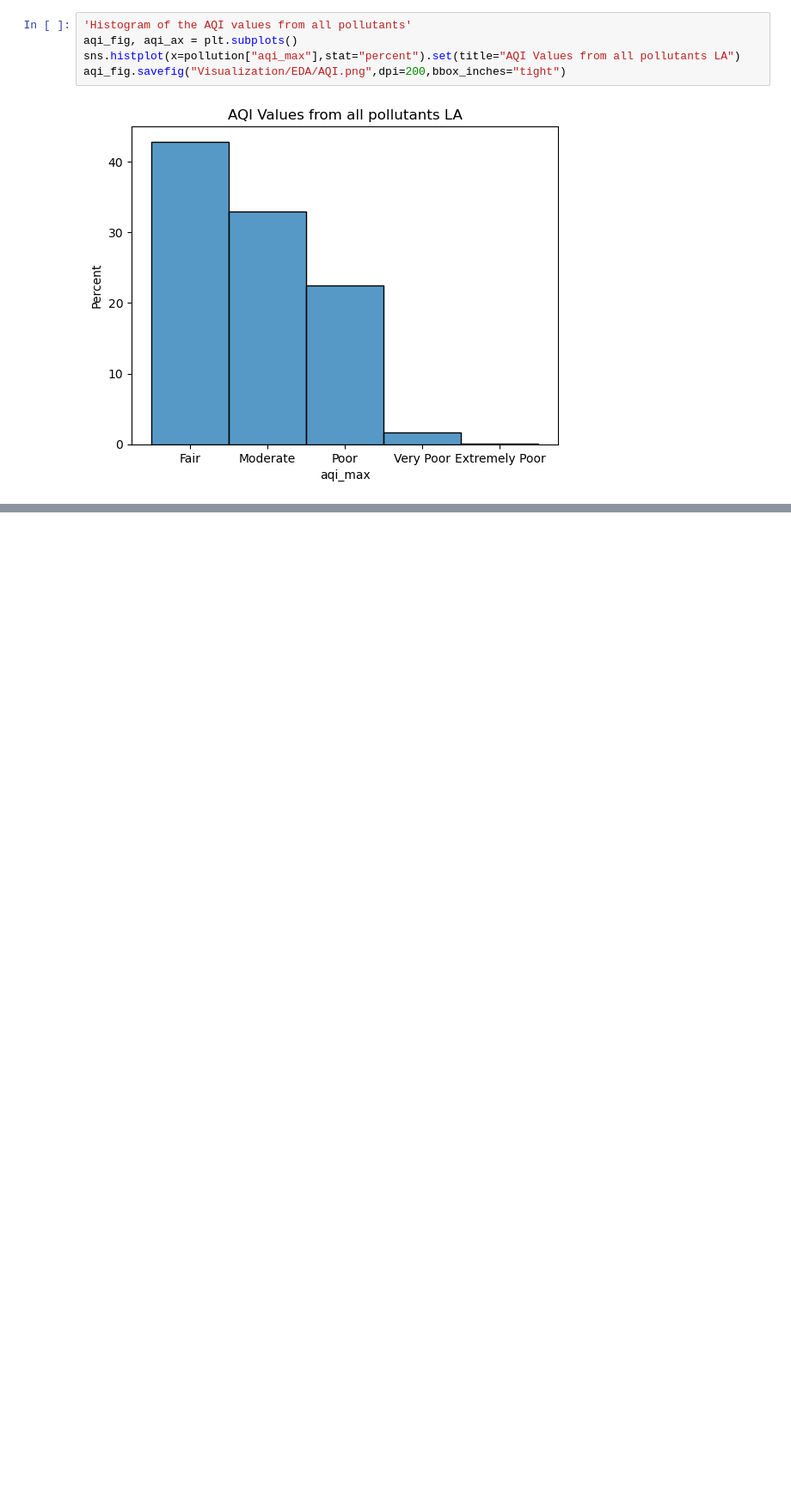
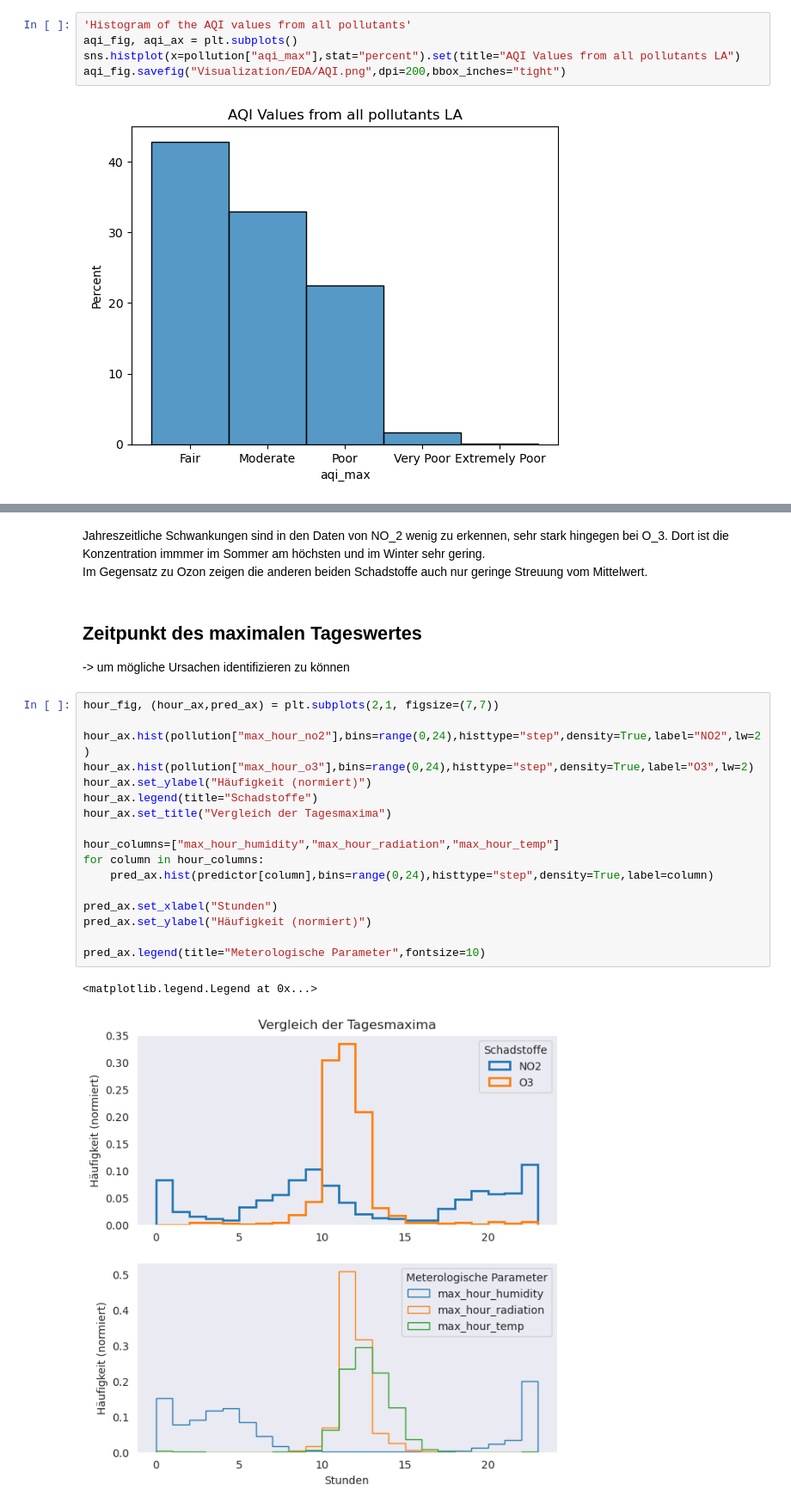
Before and after one commit to fxschmidt/AirPollution, a Jupyter notebook: Eigenes_Projekt/exploratory_data_analysis.ipynb, the cells around one changed output, grey strips where cells are left out. Shown at 86% size. Saved outputs shown, nothing was run; the diff lists cells and outputs as text; blank space fills up the shorter version.

```diff
--- a/Eigenes_Projekt/exploratory_data_analysis.ipynb
+++ b/Eigenes_Projekt/exploratory_data_analysis.ipynb
@@ -552,0 +180,26 @@ plot_tree(rfc.estimators_[0],max_depth=4,feature_names=rfc.feature_names_in_,rou
+# %% [markdown]
+Jahreszeitliche Schwankungen sind in den Daten von NO_2 wenig zu erkennen, sehr stark hingegen bei O_3. Dort ist die Konzentration immmer im Sommer am höchsten und im Winter sehr gering.
+Im Gegensatz zu Ozon zeigen die anderen beiden Schadstoffe auch nur geringe Streuung vom Mittelwert.
+# %% [markdown]
+## Zeitpunkt des maximalen Tageswertes
+-> um mögliche Ursachen identifizieren zu können
+# %%
+hour_fig, (hour_ax,pred_ax) = plt.subplots(2,1, figsize=(7,7))
+
+hour_ax.hist(pollution["max_hour_no2"],bins=range(0,24),histtype="step",density=True,label="NO2",lw=2)
+hour_ax.hist(pollution["max_hour_o3"],bins=range(0,24),histtype="step",density=True,label="O3",lw=2)
+hour_ax.set_ylabel("Häufigkeit (normiert)")
+hour_ax.legend(title="Schadstoffe")
+hour_ax.set_title("Vergleich der Tagesmaxima")
+
+hour_columns=["max_hour_humidity","max_hour_radiation","max_hour_temp"]
+for column in hour_columns:
+    pred_ax.hist(predictor[column],bins=range(0,24),histtype="step",density=True,label=column)
+
+pred_ax.set_xlabel("Stunden")
+pred_ax.set_ylabel("Häufigkeit (normiert)")
+
+pred_ax.legend(title="Meterologische Parameter",fontsize=10)
+# %% [output]
+<matplotlib.legend.Legend at 0x...>
+[figure, added]
```
Also changed, not shown: parts of 44 cells of this notebook, 5 other files.
